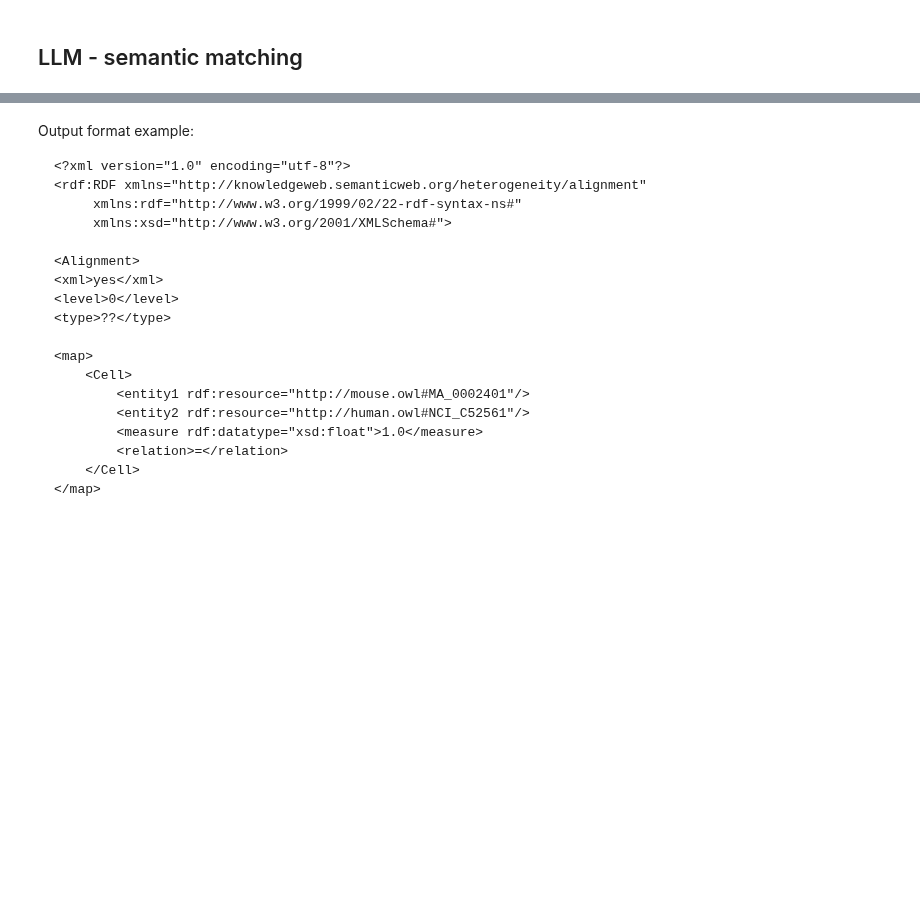
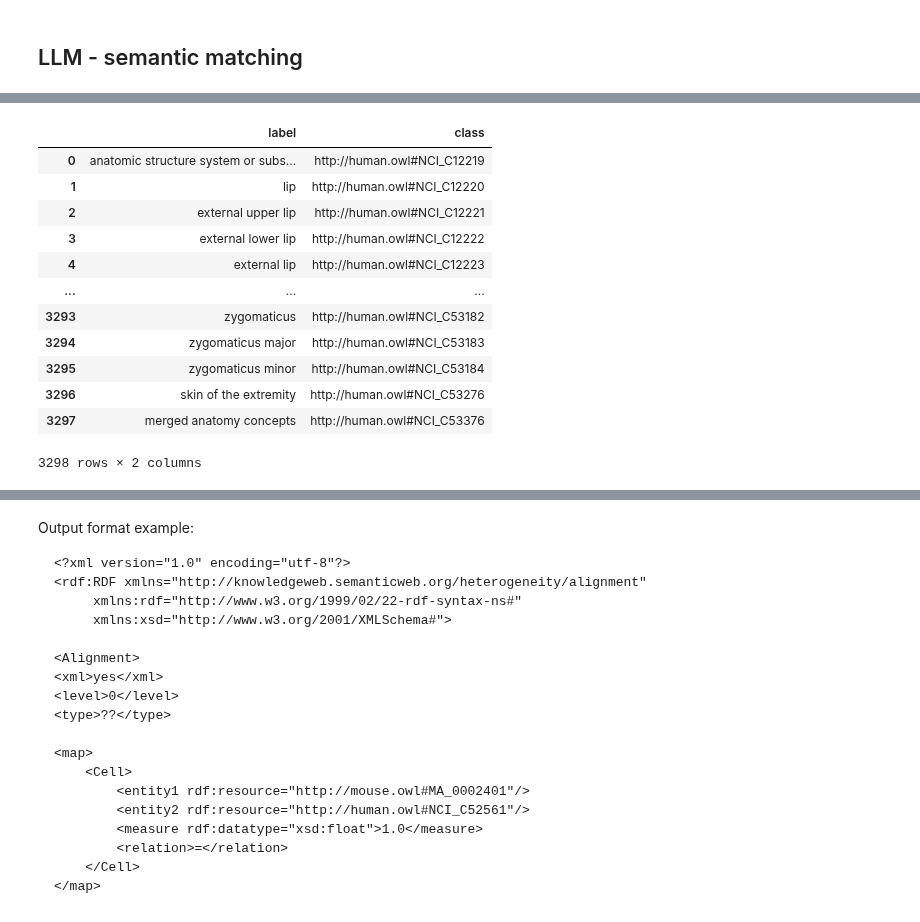
Before and after one commit to nschmitz2000/kg-ontology-alignment-framework, a Jupyter notebook: framework_code.ipynb, the cells around one changed output, grey strips where cells are left out. Cells and saved outputs as stored; diff of their text form; code cells hidden in the pictures; blank space fills up the shorter version.

```diff
--- a/framework_code.ipynb
+++ b/framework_code.ipynb
@@ -583,0 +597,16 @@ onto_matched = linktransformer_comparison(onto1_data, onto2_data)
+# %%
+df_2
+# %% [output]
+|  | label | class |
+| 0 | anatomic structure system or subs... | http://human.owl#NCI_C12219 |
+| 1 | lip | http://human.owl#NCI_C12220 |
+| 2 | external upper lip | http://human.owl#NCI_C12221 |
+| 3 | external lower lip | http://human.owl#NCI_C12222 |
+| 4 | external lip | http://human.owl#NCI_C12223 |
+| ... | ... | ... |
+| 3293 | zygomaticus | http://human.owl#NCI_C53182 |
+| 3294 | zygomaticus major | http://human.owl#NCI_C53183 |
+| 3295 | zygomaticus minor | http://human.owl#NCI_C53184 |
+| 3296 | skin of the extremity | http://human.owl#NCI_C53276 |
+| 3297 | merged anatomy concepts | http://human.owl#NCI_C53376 |
+3298 rows × 2 columns
```
Also changed, not shown: parts of 15 cells of this notebook, 2 other files.
